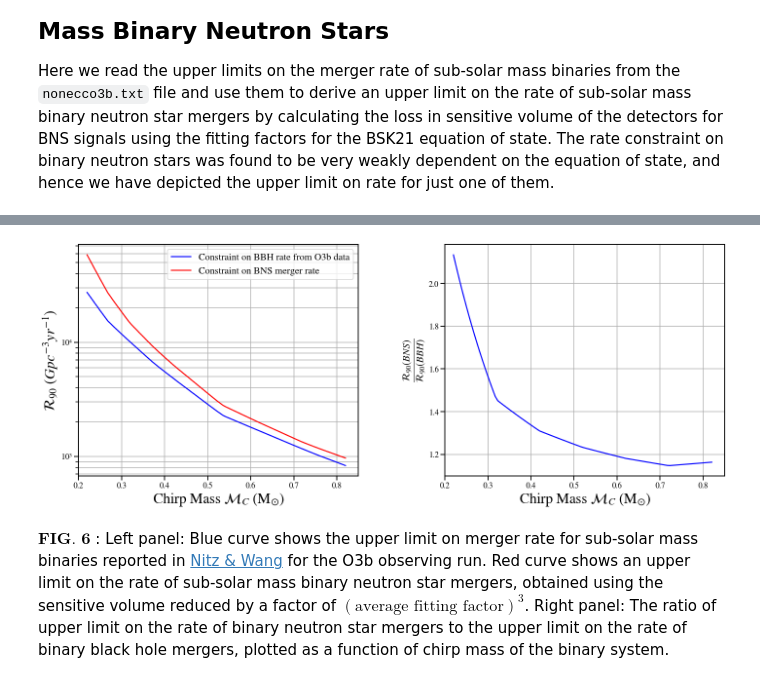
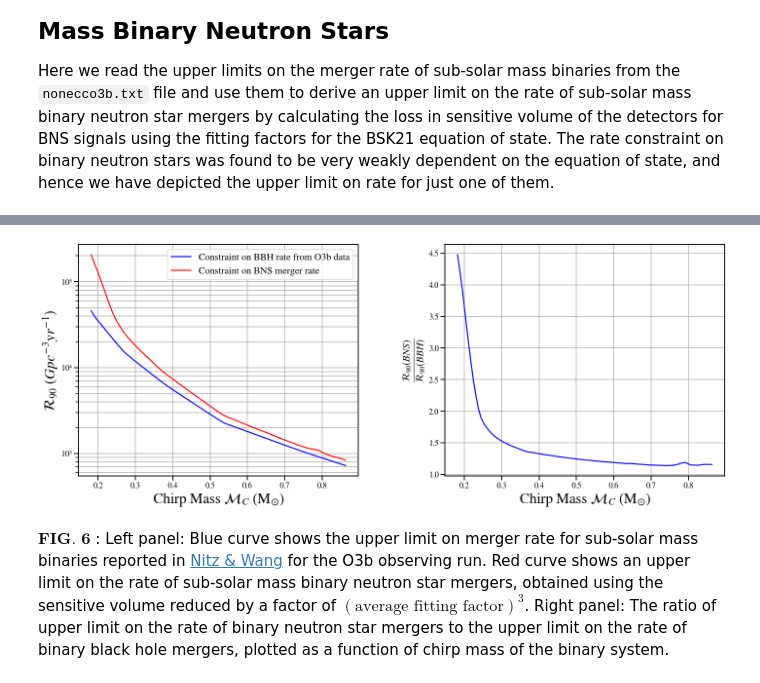
Before and after one commit to sugwg/sub-solar-ns-detectability, a Jupyter notebook: data_release.ipynb, the cells around one changed output, grey strips where cells are left out. Saved outputs shown, nothing was run; the diff lists cells and outputs as text; code cells hidden in the pictures.

```diff
--- a/data_release.ipynb
+++ b/data_release.ipynb
@@ -367,66 +378,30 @@ mass1, mass2,lmd1, lmd2, sim_mass1,sim_mass2,fitting_factor,same_mass_match, f_r
 #Read rate constraint data for the O3b observing run
 chirpmass1,o3b_rate=np.loadtxt('data_files/nonecco3b.txt',unpack=True)
 
-#Constructing Chirp Mass Bins
-chirp_mass_2to3=[]
-chirp_mass_3to4=[]
-chirp_mass_4to5=[]
-chirp_mass_5to6=[]
-chirp_mass_6to7=[]
-chirp_mass_7to8=[]
-chirp_mass_8to9=[]
-chirp_mass_9to10=[]
+#Creating chirp mass bins and calculating average fitting factors for each bin
+mchirp=mchirp_from_mass1_mass2(mass1,mass2)
+chirp_mass=[]
+average_ff=[]
+mass_array=np.linspace(min(mchirp),max(mchirp),100)
 
-match_2to3=[]
-match_3to4=[]
-match_4to5=[]
-match_5to6=[]
-match_6to7=[]
-match_7to8=[]
-match_8to9=[]
-match_9to10=[]
+for i in range(1,99):
+    chirp_mass_in_loop=[]
+    fitting_factor_in_loop=[]
+    m_low=mass_array[i-1]
+    m_high=mass_array[i+1]
+    for j in range(0,len(mchirp)):
+        if(mchirp[j]>m_low and mchirp[j]<m_high):
+            chirp_mass_in_loop.append(mchirp[j])
+            fitting_factor_in_loop.append(fitting_factor[j])
 
-mchirp=mchirp_from_mass1_mass2(mass1,mass2)
-for i in range(0,len(mchirp)):
-    if(mchirp[i]>0.17 and mchirp[i]<0.27):
-        chirp_mass_2to3.append(mchirp[i])
-        match_2to3.append(fitting_factor[i])
-    elif(mchirp[i]>0.27 and mchirp[i]<0.37):
-        chirp_mass_3to4.append(mchirp[i])
-        match_3to4.append(fitting_factor[i])
-    elif(mchirp[i]>0.37 and mchirp[i]<0.47):
-        chirp_mass_4to5.append(mchirp[i])
-        match_4to5.append(fitting_factor[i])
-    elif(mchirp[i]>0.47 and mchirp[i]<0.57):
-        chirp_mass_5to6.append(mchirp[i])
-        match_5to6.append(fitting_factor[i])
-    elif(mchirp[i]>0.57 and mchirp[i]<0.67):
-        chirp_mass_6to7.append(mchirp[i])
-        match_6to7.append(fitting_factor[i])
-    elif(mchirp[i]>0.67 and mchirp[i]<0.77):
-        chirp_mass_7to8.append(mchirp[i])
-        match_7to8.append(fitting_factor[i])
-    elif(mchirp[i]>0.77 and mchirp[i]<0.87):
-        chirp_mass_8to9.append(mchirp[i])
-        match_8to9.append(fitting_factor[i])
-
-#Average over mass ratio
-average_2to3=np.average(match_2to3)
-average_3to4=np.average(match_3to4)
-average_4to5=np.average(match_4to5)
-average_5to6=np.average(match_5to6)
-average_6to7=np.average(match_6to7)
-average_7to8=np.average(match_7to8)
-average_8to9=np.average(match_8to9)
-chirpmass=[0.22,0.32,0.42,0.52,0.62,0.72,0.82]
-average=[average_2to3,average_3to4,average_4to5,average_5to6,average_6to7,average_7to8,average_8to9]
+    chirp_mass.append(mass_array[i])
+    average_ff.append(np.average(fitting_factor_in_loop))
 
 #Creating 1d Interpolating Functions for the rate Constraints
-match_function=interp1d(chirpmass,average,kind='linear')
-m_chirp=np.linspace(0.22,0.82,100)
+match_function=interp1d(chirp_mass,average_ff,kind='linear')
 rate_function=interp1d(chirpmass1,o3b_rate,kind='linear')
-bbh_rate=rate_function(m_chirp)
-avg_ff=match_function(m_chirp)
+bbh_rate=rate_function(chirp_mass)
+avg_ff=match_function(chirp_mass)
 
 #Calculating the Rate Constraint for BNS mergers
 bns_rate=[]
@@ -446,19 +421,17 @@ print("Upper Limit on the rate of sub-solar mass BNS mergers lies in the range {
 #Plotting Figure 6 from the paper
 rcParams['figure.figsize']=(22,10)
 fig,(ax1,ax2)=plt.subplots(1,2)
-ax1.plot(m_chirp,bbh_rate,label="Constraint on BBH rate from O3b data",color='blue')
-ax1.plot(m_chirp,bns_rate,label="Constraint on BNS merger rate",color='red')
+ax1.plot(chirp_mass,bbh_rate,label="Constraint on BBH rate from O3b data",color='blue')
+ax1.plot(chirp_mass,bns_rate,label="Constraint on BNS merger rate",color='red')
 ax1.set_yscale('log')
 ax1.set_xlabel(r'Chirp Mass $\mathcal{M}_C$ (M$_{\odot}$)',fontsize=30)
 ax1.set_ylabel(r'$\mathcal{R}_{90}$ $(Gpc^{-3} yr^{-1})$',fontsize=30)
-ax1.set_xlim(0.2,0.85)
 ax1.legend(fontsize=20,loc='upper right')
 ax1.grid(True, which="both")
 
-ax2.plot(m_chirp,bns_over_bbh,color='blue')
+ax2.plot(chirp_mass,bns_over_bbh,color='blue')
 ax2.set_xlabel(r'Chirp Mass $\mathcal{M}_C$ (M$_{\odot}$)',fontsize=30)
 ax2.set_ylabel(r'$\frac{\mathcal{R}_{90} (BNS)}{\mathcal{R}_{90} (BBH)}$',fontsize=30)
-ax2.set_xlim(0.2,0.85)
 ax2.grid()
 fig.tight_layout(pad=5.0)
 plt.show()
@@ -469,3 +442,3 @@ Upper Limit on the rate of sub-solar mass BNS mergers lies in the range 966.83-5
-[figure, old version]
+[figure, new version]
 # %% [markdown]
 $\textbf{FIG. 6}$ : Left panel: Blue curve shows the upper limit on merger rate for sub-solar mass binaries reported in [Nitz & Wang](https://journals.aps.org/prd/abstract/10.1103/PhysRevD.106.023024) for the O3b observing run. Red curve shows an upper limit on the rate of sub-solar mass binary neutron star mergers, obtained using the sensitive volume reduced by a factor of $(\textrm{average fitting factor})^3$. Right panel: The ratio of upper limit on the rate of binary neutron star mergers to the upper limit on the rate of binary black hole mergers, plotted as a function of chirp mass of the binary system.
```
Also changed, not shown: parts of 7 cells of this notebook, 4 other files.
